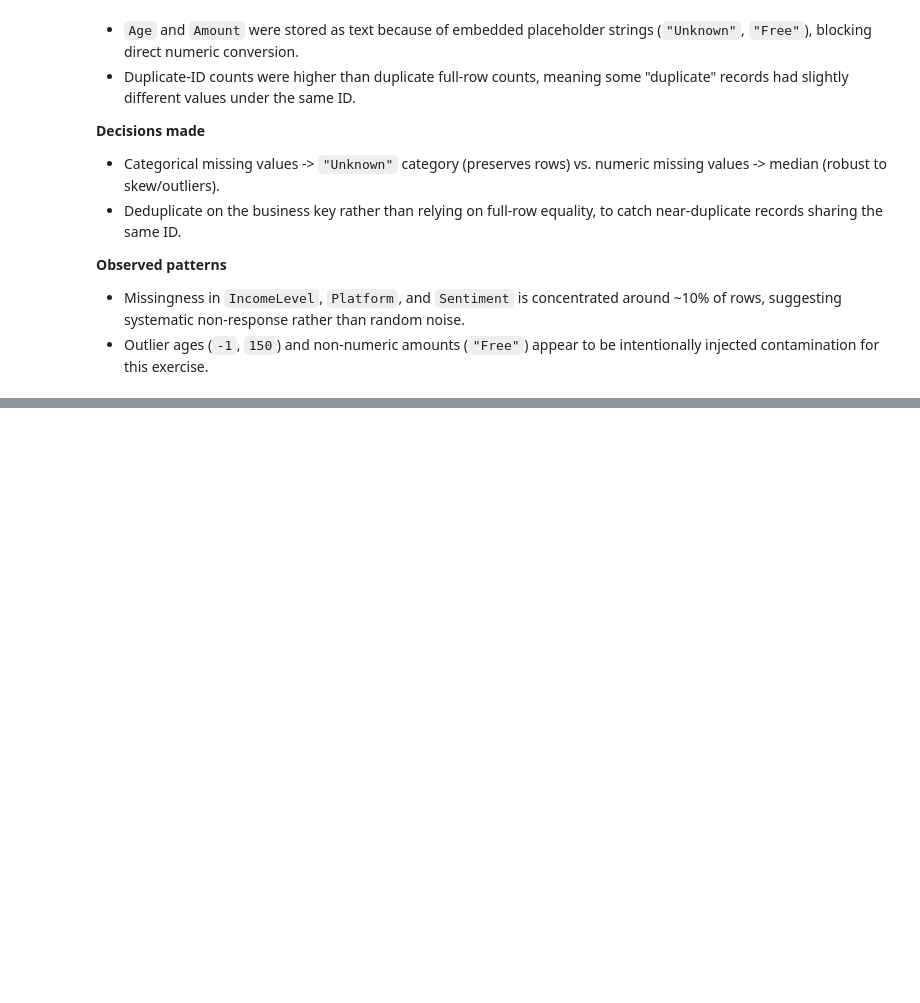
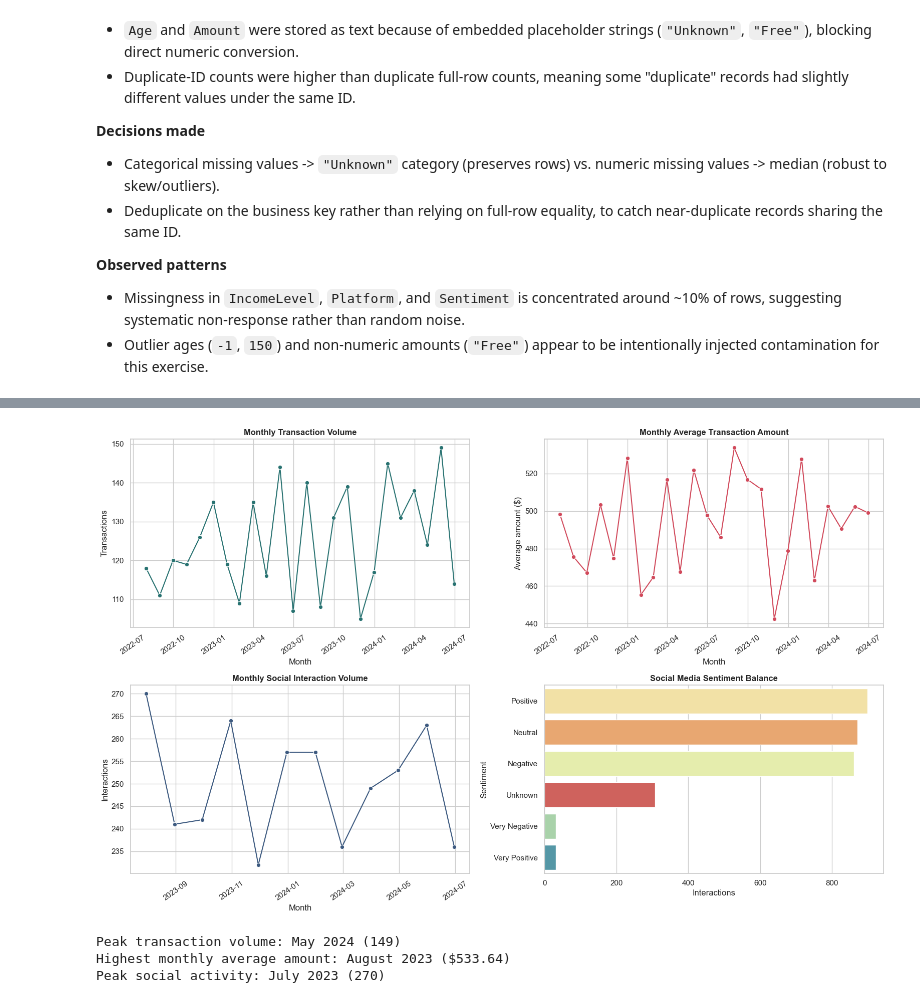
Before and after one commit to nix-cy/Milestone2, a Jupyter notebook: Preprocessing_FinMark.ipynb, the cells around one changed output, grey strips where cells are left out. Cells and saved outputs as stored; diff of their text form; code cells hidden in the pictures; blank space fills up the shorter version.

```diff
--- a/Preprocessing_FinMark.ipynb
+++ b/Preprocessing_FinMark.ipynb
@@ -244,0 +418,44 @@ Saved: Cleaned_Customer_Demographics.csv, Cleaned_Customer_Transactions.csv, Cle
+# %%
+monthly_transactions = (
+    transactions_eda.set_index("TransactionDate")
+    .resample("ME")
+    .agg(TransactionCount=("TransactionID", "count"), AverageAmount=("Amount", "mean"))
+)
+monthly_social = (
+    social_eda.set_index("InteractionDate")
+    .resample("ME")
+    .agg(InteractionCount=("InteractionID", "count"))
+)
+
+fig, axes = plt.subplots(2, 2, figsize=(16, 10))
+
+sns.lineplot(data=monthly_transactions, x=monthly_transactions.index, y="TransactionCount", marker="o", color="#287271", ax=axes[0, 0])
+axes[0, 0].set(title="Monthly Transaction Volume", xlabel="Month", ylabel="Transactions")
+
+sns.lineplot(data=monthly_transactions, x=monthly_transactions.index, y="AverageAmount", marker="o", color="#D1495B", ax=axes[0, 1])
+axes[0, 1].set(title="Monthly Average Transaction Amount", xlabel="Month", ylabel="Average amount ($)")
+
+sns.lineplot(data=monthly_social, x=monthly_social.index, y="InteractionCount", marker="o", color="#3D5A80", ax=axes[1, 0])
+axes[1, 0].set(title="Monthly Social Interaction Volume", xlabel="Month", ylabel="Interactions")
+
+sentiment_order = social_eda["Sentiment"].value_counts().index
+sns.countplot(data=social_eda, y="Sentiment", order=sentiment_order, hue="Sentiment", palette="Spectral", legend=False, ax=axes[1, 1])
+axes[1, 1].set(title="Social Media Sentiment Balance", xlabel="Interactions", ylabel="Sentiment")
+
+for axis in axes.flat[:3]:
+    axis.tick_params(axis="x", rotation=35)
+
+plt.tight_layout()
+plt.show()
+
+peak_volume_month = monthly_transactions["TransactionCount"].idxmax()
+peak_average_month = monthly_transactions["AverageAmount"].idxmax()
+peak_social_month = monthly_social["InteractionCount"].idxmax()
+print(f"Peak transaction volume: {peak_volume_month:%B %Y} ({monthly_transactions.loc[peak_volume_month, 'TransactionCount']:.0f})")
+print(f"Highest monthly average amount: {peak_average_month:%B %Y} (${monthly_transactions.loc[peak_average_month, 'AverageAmount']:,.2f})")
+print(f"Peak social activity: {peak_social_month:%B %Y} ({monthly_social.loc[peak_social_month, 'InteractionCount']:.0f})")
+# %% [output]
+[figure, added]
+Peak transaction volume: May 2024 (149)
+Highest monthly average amount: August 2023 ($533.64)
+Peak social activity: July 2023 (270)
```
Also changed, not shown: parts of 17 cells of this notebook.
